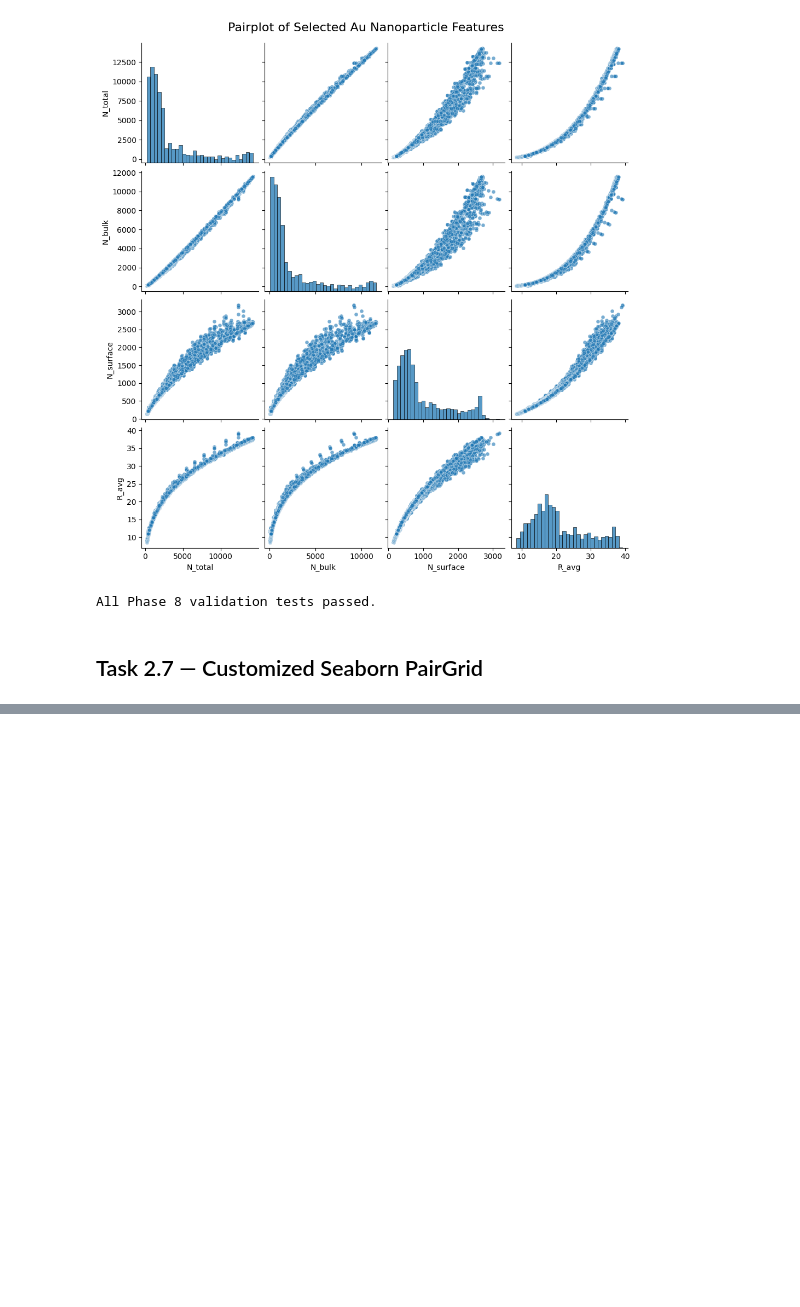
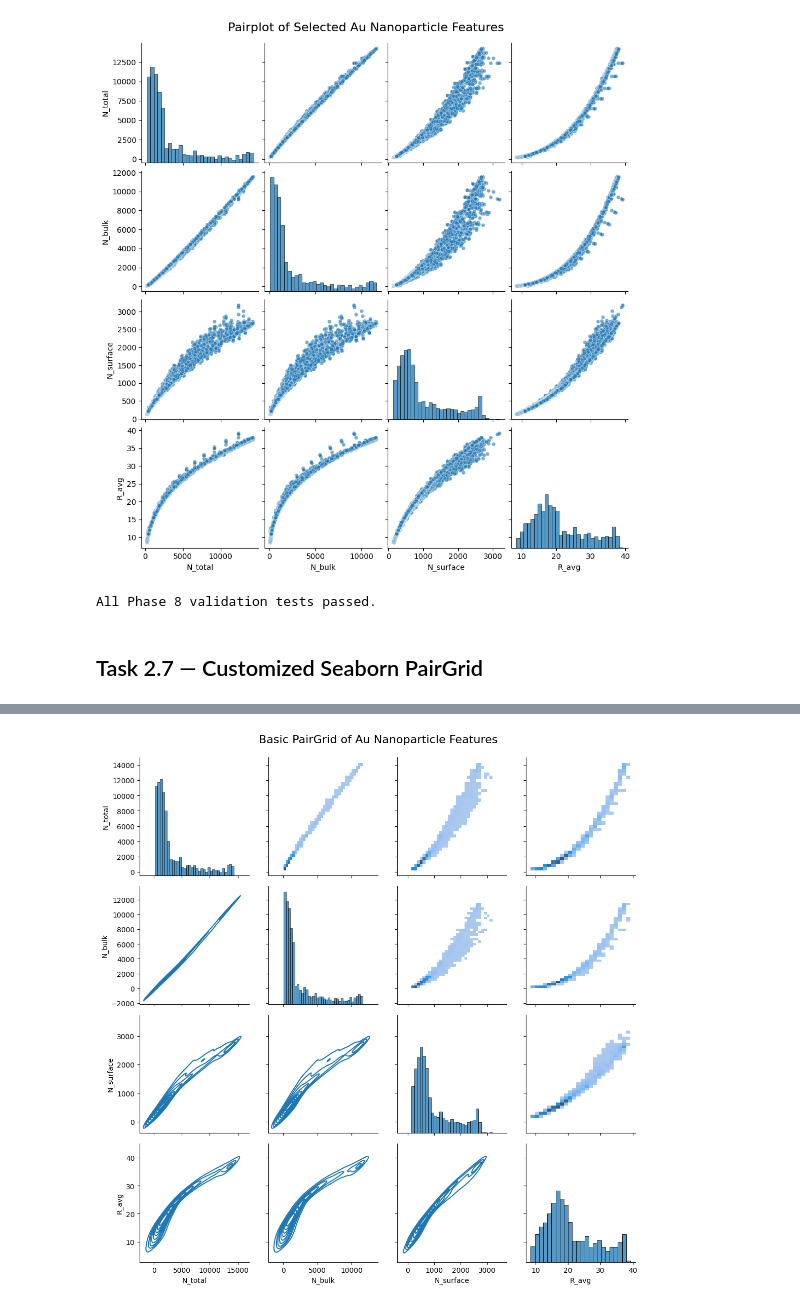
Before and after one commit to ramzymhafeel/SE4050-Deep-Learning-Lab-01, a Jupyter notebook: notebooks/SE4050_Lab01_Task2.ipynb, the cells around one changed output, grey strips where cells are left out. Saved outputs shown, nothing was run; the diff lists cells and outputs as text; code cells hidden in the pictures; blank space fills up the shorter version.

Commit message:
Complete Task 2 customized PairGrid

```diff
--- a/notebooks/SE4050_Lab01_Task2.ipynb
+++ b/notebooks/SE4050_Lab01_Task2.ipynb
@@ -1254,0 +1265,18 @@ All Phase 8 validation tests passed.
+# %%
+selected_features = [
+    "N_total",
+    "N_bulk",
+    "N_surface",
+    "R_avg"
+]
+
+pairgrid_df = (
+    new_df[selected_features]
+    .dropna()
+    .copy()
+)
+
+print("PairGrid dataframe shape:", pairgrid_df.shape)
+print("PairGrid features:", pairgrid_df.columns.tolist())
+
+display(pairgrid_df.head())
@@ -1254,0 +1292,30 @@ All Phase 8 validation tests passed.
+# %%
+import seaborn as sns
+import matplotlib.pyplot as plt
+
+g = sns.PairGrid(
+    pairgrid_df,
+    height=2.7
+)
+
+g.map_upper(
+    sns.histplot
+)
+
+g.map_diag(
+    sns.histplot
+)
+
+g.map_lower(
+    sns.kdeplot
+)
+
+g.fig.suptitle(
+    "Basic PairGrid of Au Nanoparticle Features",
+    y=1.02,
+    fontsize=16
+)
+
+plt.show()
+# %% [output]
+[figure, added]
```
Also changed, not shown: parts of 14 cells of this notebook.
